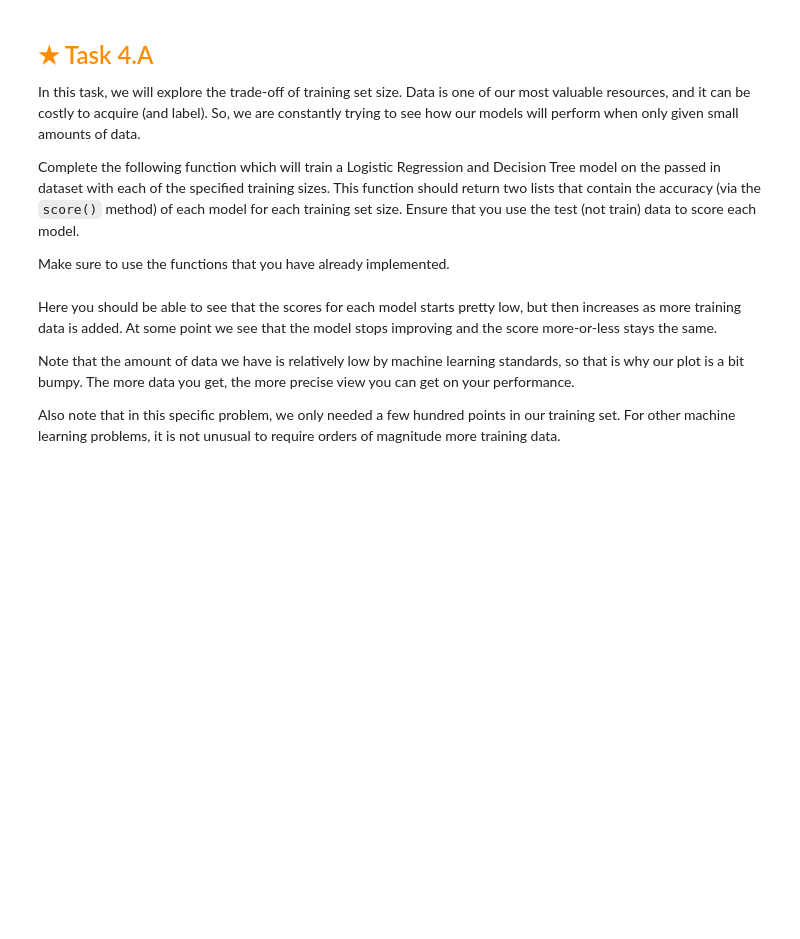
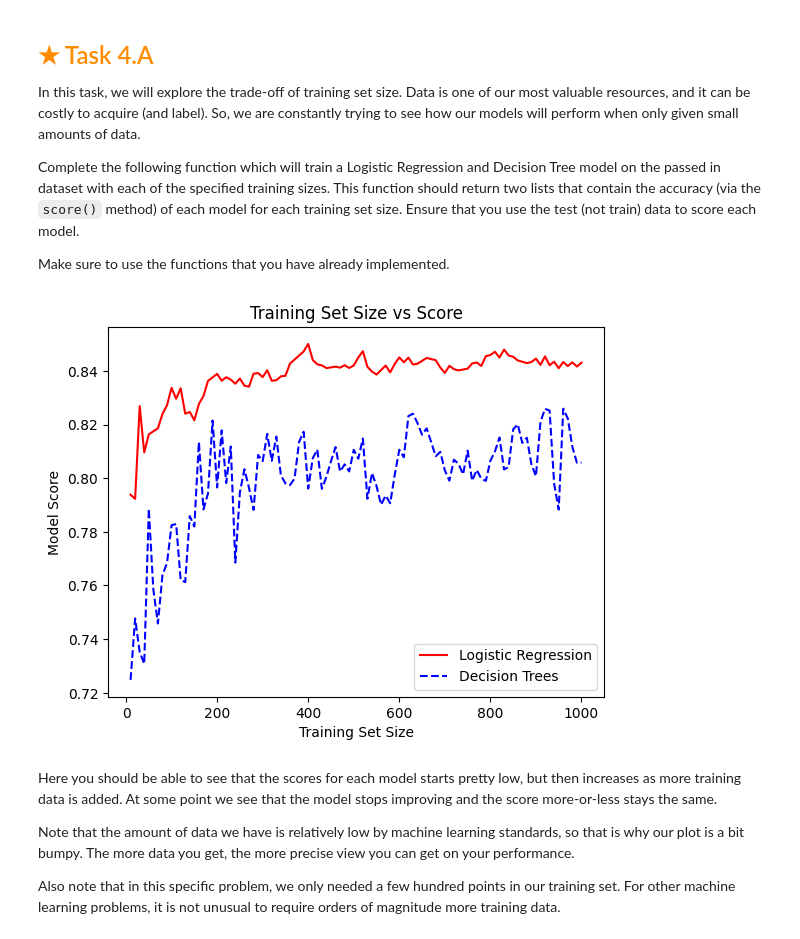
Before and after one commit to kitehtr/cse146-lab, a Jupyter notebook: assignments/LAB1/assignment.ipynb, the cells around one changed output. Saved outputs shown, nothing was run; the diff lists cells and outputs as text; code cells hidden in the pictures; blank space fills up the shorter version.

```diff
--- a/assignments/LAB1/assignment.ipynb
+++ b/assignments/LAB1/assignment.ipynb
@@ -204,7 +258,10 @@ def slice_labels(frame, label_column_name):
         A copy of the label column as a Pandas Series.
     """
 
-    return NotImplemented, NotImplemented
+    feature_df = frame.drop(label_column_name, axis=1)
+    labels = pandas.Series(data=frame[label_column_name], index = list(range(len(frame))))
+
+    return feature_df, labels
 
 communities_features, communities_labels = slice_labels(communities_data, 'ViolentCrimesPerPop')
 if (communities_features is NotImplemented):
@@ -289,8 +372,12 @@ def split_data(features, labels, num_train):
         Y_train - The first num_train rows of Y (labels).
         Y_test - The remaining rows of Y (labels).
     """
+    X_train = features[:num_train]
+    X_test = features[num_train:]
+    Y_train = labels[:num_train]
+    Y_test = labels[num_train:]
 
-    return NotImplemented, NotImplemented, NotImplemented, NotImplemented
+    return X_train, X_test, Y_train, Y_test
 
 communities_features_train, communities_features_test, communities_labels_train, communities_labels_test = split_data(communities_features, communities_labels, 1000)
 
@@ -383,8 +475,10 @@ def get_trained_lr(features, labels):
     Returns:
         A trained Logistic Regression model (sklearn.linear_model.LogisticRegression).
     """
+    model = sklearn.linear_model.LogisticRegression()
+    trained = model.fit(features, labels)
 
-    return NotImplemented
+    return trained
 
 trained_lr = get_trained_lr(communities_features_train, communities_labels_train)
 
@@ -419,8 +516,10 @@ def get_trained_dt(features, labels, max_depth = 5):
     Returns:
         A trained Decition Tree model (sklearn.tree.DecisionTreeClassifier).
     """
+    model = sklearn.tree.DecisionTreeClassifier(max_depth = max_depth)
+    trained = model.fit(features, labels)
 
-    return NotImplemented
+    return trained
 
 trained_dt = get_trained_dt(communities_features_train, communities_labels_train)
 
@@ -479,34 +584,57 @@ Make sure to use the functions that you have already implemented.
 # %%
 def get_train_size_scores(features, labels, train_sizes):
     """
     Create and train models for each of the specified training set sizes,
     and return the resulting scores for Logistic Regression and Decision Trees.
 
     Returns:
         A list of scores (one for each training set size) for a trained Logistic Regression model.
         A list of scores (one for each training set size) for a trained Decision Trees model.
     """
+    LR_scores = []
+    DT_scores = []
 
-    return NotImplemented, NotImplemented
+    for train_size in train_sizes:
+        X_train, X_test, Y_train, Y_test = split_data(features, labels, train_size)
+
+        #If label only has one class predict only that class, else train LR model and get score
+        if (len(Y_train.unique()) == 1):
+          LR_model_score = sklearn.metrics.accuracy_score(Y_test, Y_train)
+        else:
+          LR_model = get_trained_lr(X_train, Y_train)
+          LR_model_score = LR_model.score(X_test, Y_test)
+
+        if (len(Y_train.unique()) == 1):
+          DT_model_score = sklearn.metrics.accuracy_score(Y_test, Y_train)
+        else:
+          DT_model = get_trained_dt(X_train, Y_train, 5)
+          DT_model_score = DT_model.score(X_test, Y_test)
+
+        LR_scores.append(LR_model_score)
+        DT_scores.append(DT_model_score)
+
+    return LR_scores, DT_scores
 
 train_sizes = list(range(10, 1010, 10))
 lr_scores, dt_scores = get_train_size_scores(communities_features, communities_labels, train_sizes)
 
 if (lr_scores is NotImplemented):
     print("Function not implemented, using fake data!")
     lr_scores = [random.random() for _ in range(len(train_sizes))]
     dt_scores = [random.random() for _ in range(len(train_sizes))]
 
 # Plot the results.
 matplotlib.pyplot.title('Training Set Size vs Score')
 matplotlib.pyplot.xlabel('Training Set Size')
 matplotlib.pyplot.ylabel('Model Score')
 
 matplotlib.pyplot.plot(train_sizes, lr_scores, color = 'red', label = 'Logistic Regression')
 matplotlib.pyplot.plot(train_sizes, dt_scores, color = 'blue', label = 'Decision Trees', linestyle = 'dashed')
 matplotlib.pyplot.legend()
 
 matplotlib.pyplot.show()
+# %% [output]
+[figure, added]
 # %% [markdown]
 Here you should be able to see that the scores for each model starts pretty low,
 but then increases as more training data is added.
```
Also changed, not shown: parts of 23 cells of this notebook.
